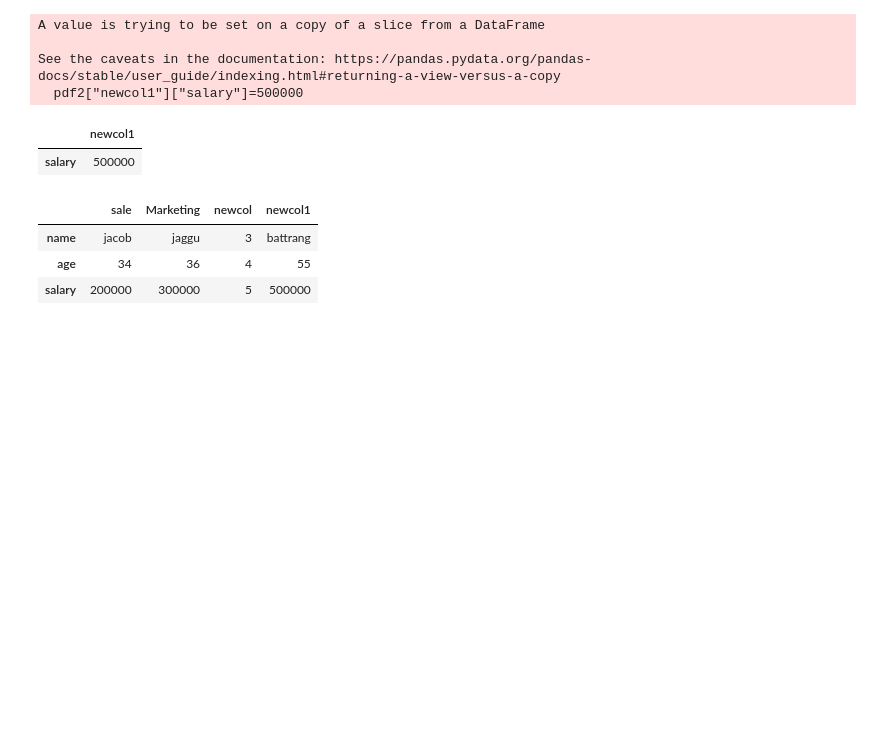
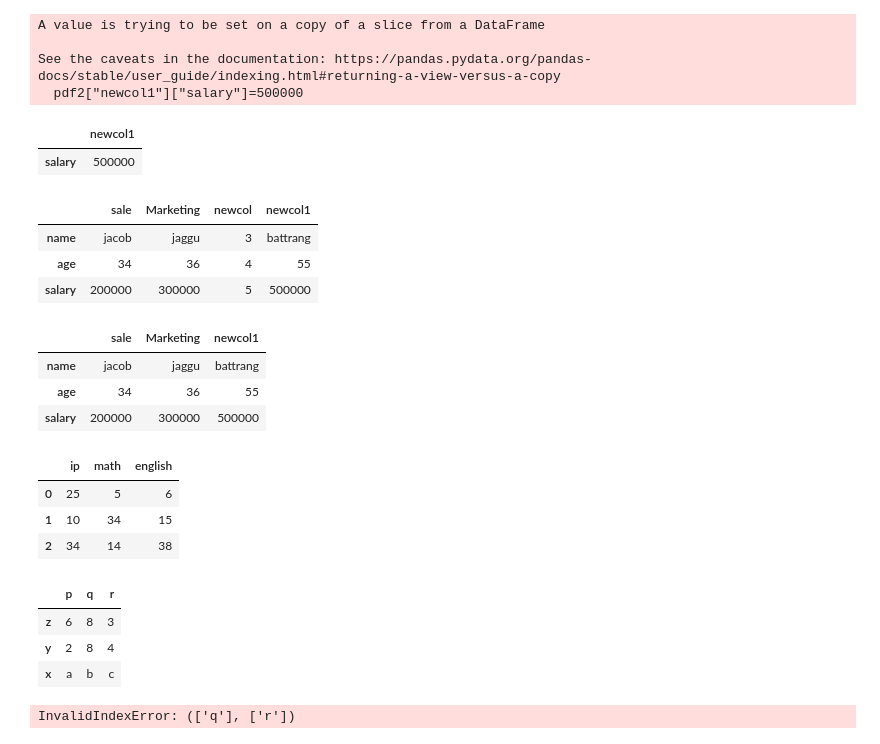
Before and after one commit to parqcxsmxxxii/python-exam, a Jupyter notebook: pandasdf.ipynb, the cells around one changed output. Saved outputs shown, nothing was run; the diff lists cells and outputs as text; code cells hidden in the pictures; blank space fills up the shorter version.

```diff
--- a/pandasdf.ipynb
+++ b/pandasdf.ipynb
@@ -468,0 +471,25 @@ pdf2
+# %%
+pdf2
+# %% [output]
+|  | sale | Marketing | newcol1 |
+| name | jacob | jaggu | battrang |
+| age | 34 | 36 | 55 |
+| salary | 200000 | 300000 | 500000 |
+# %%
+pdf5
+# %% [output]
+|  | ip | math | english |
+| 0 | 25 | 5 | 6 |
+| 1 | 10 | 34 | 15 |
+| 2 | 34 | 14 | 38 |
+# %%
+pdf8
+# %% [output]
+|  | p | q | r |
+| z | 6 | 8 | 3 |
+| y | 2 | 8 | 4 |
+| x | a | b | c |
+# %%
+del pdf8[['q'],['r']]
+# %% [output]
+InvalidIndexError: (['q'], ['r'])
```
Also changed, not shown: parts of 1 cell of this notebook.
